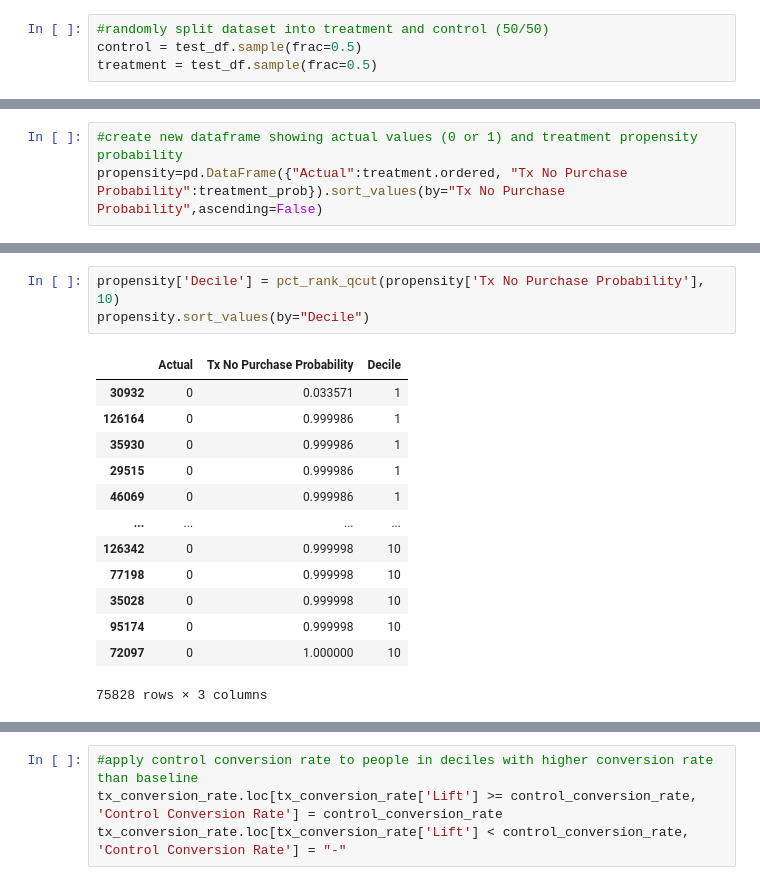
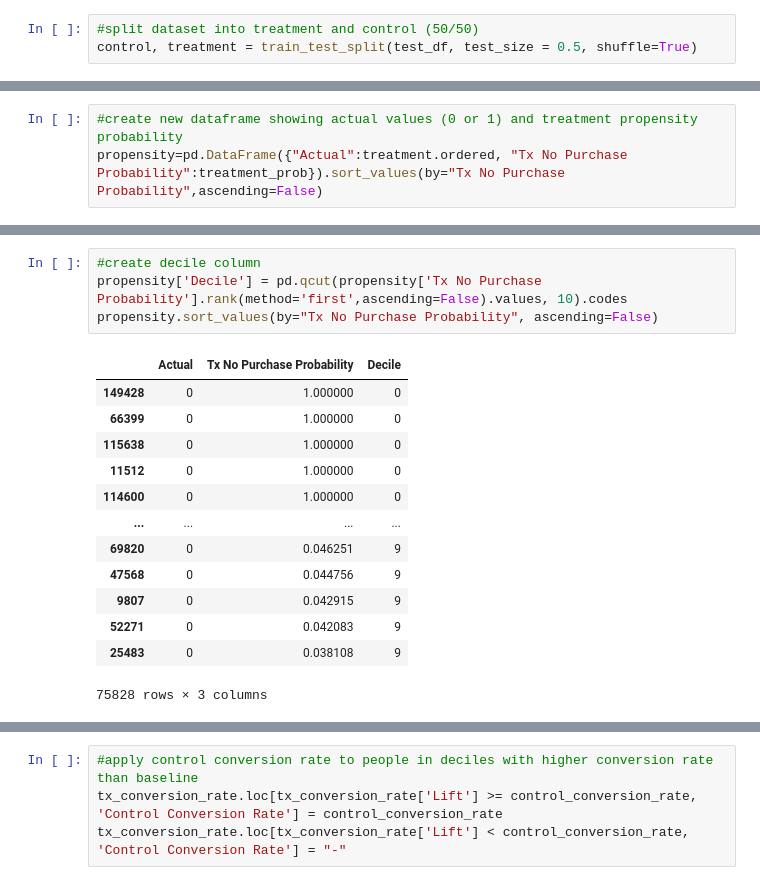
Before and after one commit to akim3245/Ecommerce_Propensity_Model, a Jupyter notebook: dev4.ipynb, the cells around one changed output, grey strips where cells are left out. Saved outputs shown, nothing was run; the diff lists cells and outputs as text.

```diff
--- a/dev4.ipynb
+++ b/dev4.ipynb
@@ -222,8 +222,7 @@ test_df.shape
     #should get smaller down the list
 # %%
-#randomly split dataset into treatment and control (50/50)
-control = test_df.sample(frac=0.5)
-treatment = test_df.sample(frac=0.5)
+#split dataset into treatment and control (50/50)
+control, treatment = train_test_split(test_df, test_size = 0.5, shuffle=True)
 # %%
 test_df.shape[0]/2
 # %% [output]
@@ -312,17 +310,18 @@ def pct_rank_qcut(series, n):
 # %%
-propensity['Decile'] = pct_rank_qcut(propensity['Tx No Purchase Probability'], 10)
-propensity.sort_values(by="Decile")
+#create decile column
+propensity['Decile'] = pd.qcut(propensity['Tx No Purchase Probability'].rank(method='first',ascending=False).values, 10).codes
+propensity.sort_values(by="Tx No Purchase Probability", ascending=False)
 # %% [output]
 |  | Actual | Tx No Purchase Probability | Decile |
-| 30932 | 0 | 0.033571 | 1 |
-| 126164 | 0 | 0.999986 | 1 |
-| 35930 | 0 | 0.999986 | 1 |
-| 29515 | 0 | 0.999986 | 1 |
-| 46069 | 0 | 0.999986 | 1 |
+| 149428 | 0 | 1.000000 | 0 |
+| 66399 | 0 | 1.000000 | 0 |
+| 115638 | 0 | 1.000000 | 0 |
+| 11512 | 0 | 1.000000 | 0 |
+| 114600 | 0 | 1.000000 | 0 |
 | ... | ... | ... | ... |
-| 126342 | 0 | 0.999998 | 10 |
-| 77198 | 0 | 0.999998 | 10 |
-| 35028 | 0 | 0.999998 | 10 |
-| 95174 | 0 | 0.999998 | 10 |
-| 72097 | 0 | 1.000000 | 10 |
+| 69820 | 0 | 0.046251 | 9 |
+| 47568 | 0 | 0.044756 | 9 |
+| 9807 | 0 | 0.042915 | 9 |
+| 52271 | 0 | 0.042083 | 9 |
+| 25483 | 0 | 0.038108 | 9 |
 75828 rows × 3 columns
```
Also changed, not shown: parts of 33 cells of this notebook.
